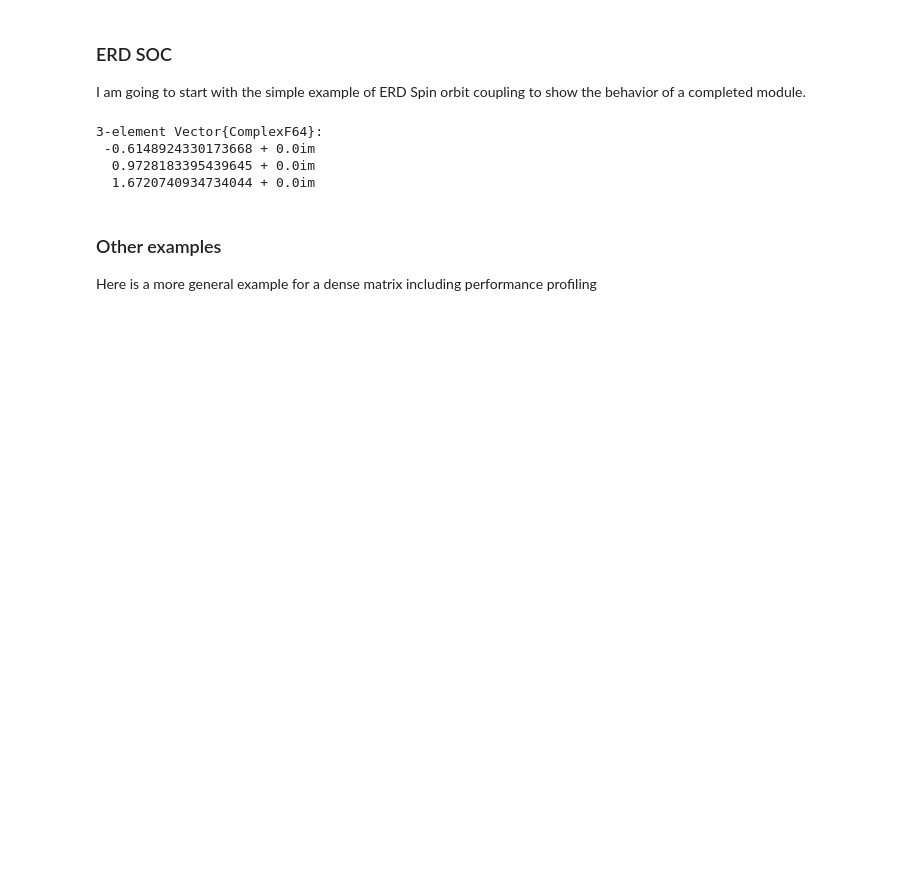
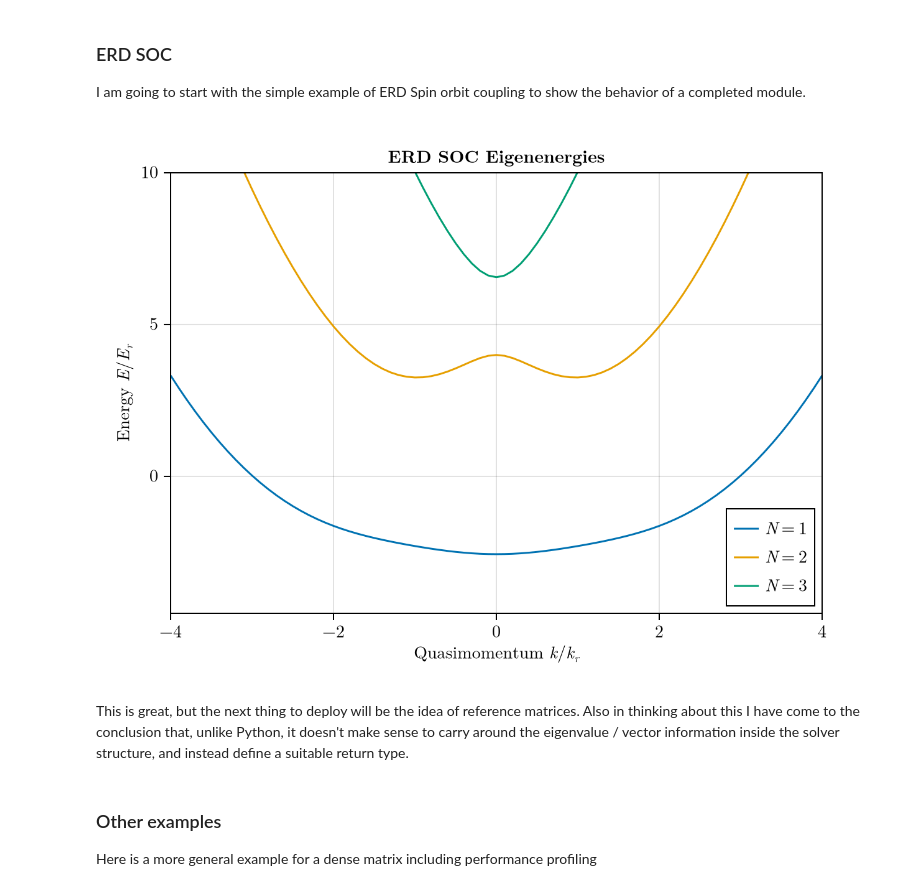
Before and after one commit to ispielma/QMSim.jl, a Jupyter notebook: examples/example.ipynb, the cells around one changed output. Saved outputs shown, nothing was run; the diff lists cells and outputs as text; code cells hidden in the pictures; blank space fills up the shorter version.

Commit message:
Updated code for fully working example of ERD Spin orbit coupling.  About 80% of the python utility is now in place.

```diff
--- a/examples/example.ipynb
+++ b/examples/example.ipynb
@@ -151,23 +159,42 @@ The existing code already encapsulates any abstract matrix.  There is some work
 
 I am going to start with the simple example of ERD Spin orbit coupling to show the behavior of a completed module.
 # %%
-# Start with the dimensions for F = 1
+# Start with the dimensions for F = 1 to define the allowed spin states
 dims = Dimensions(
     DimensionWithSpace(; x0=-1.0, dx=1.0, npnts=3, unit="Spin", periodic=false, spatial=false),
 )
 
 solver = ERD_SOC_Solver(dims)
 
-build!(solver)
+# Setup the k grid:
+qgrid = -4:0.1:4
 
-eigensystem!(solver.mwrs; q=0.1, Ω=1.0im)
+values = stack([eigenvalues(solver.mwrs; q=q, Ω=4.1im) for q in qgrid]; dims=1)
 
-solver.mwrs.eigenvalues
+# Plot the result!
+f = Figure()
+ax = Axis(f[1, 1],
+    title = "ERD SOC Eigenenergies",
+    xlabel = L"Quasimomentum $k/k_r$",
+    ylabel = L"Energy $E/E_r$",
+)
+for j in 1:3
+    lines!(
+        ax,
+        qgrid,
+        values[:,j],
+        label = L"N=%$(j)",
+    )
+end
+ylims!(nothing, 10)
+xlims!(extrema(qgrid)...)
+
+axislegend(position = :rb)
+f
 # %% [output]
-3-element Vector{ComplexF64}:
- -0.6148924330173668 + 0.0im
-  0.9728183395439645 + 0.0im
-  1.6720740934734044 + 0.0im
+[figure, added]
+# %% [markdown]
+This is great, but the next thing to deploy will be the idea of reference matrices.  Also in thinking about this I have come to the conclusion that, unlike Python, it doesn't make sense to carry around the eigenvalue / vector information inside the solver structure, and instead define a suitable return type.
 # %% [markdown]
 ### Other examples
 
```
Also changed, not shown: parts of 4 cells of this notebook, 6 other files.
